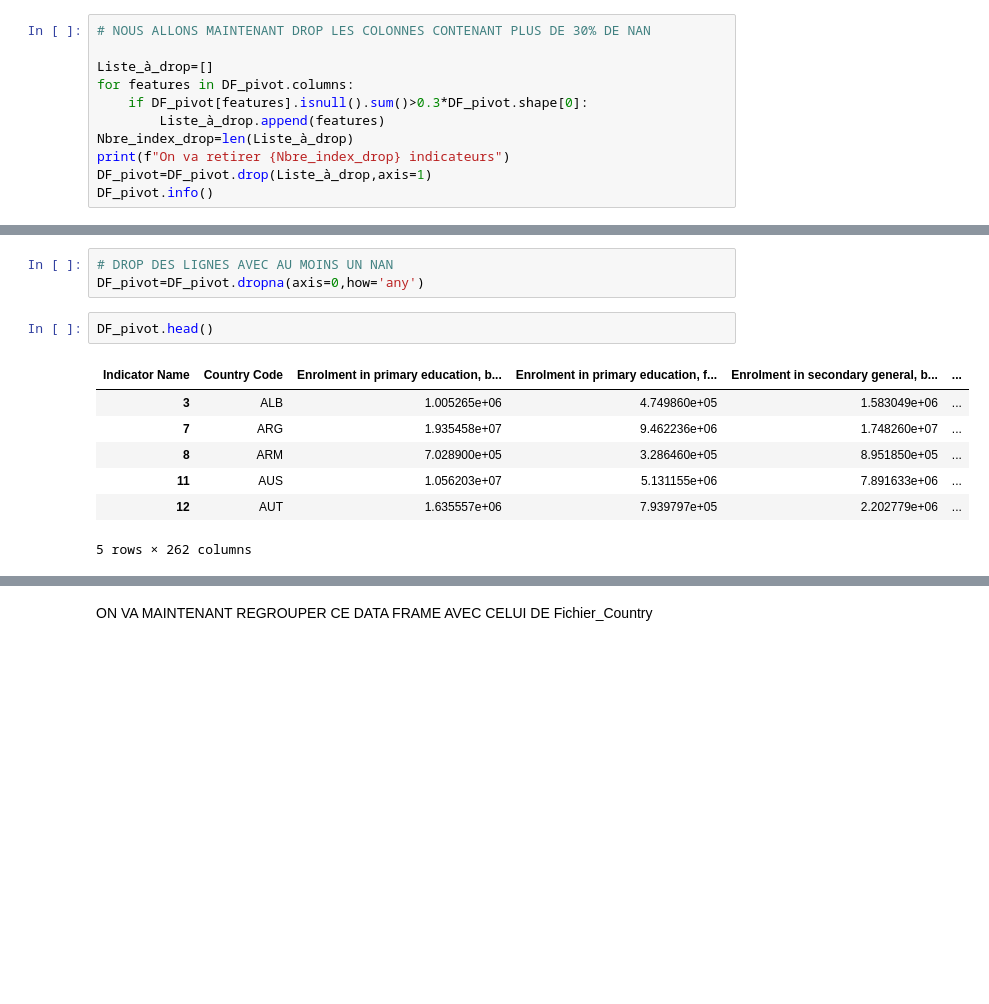
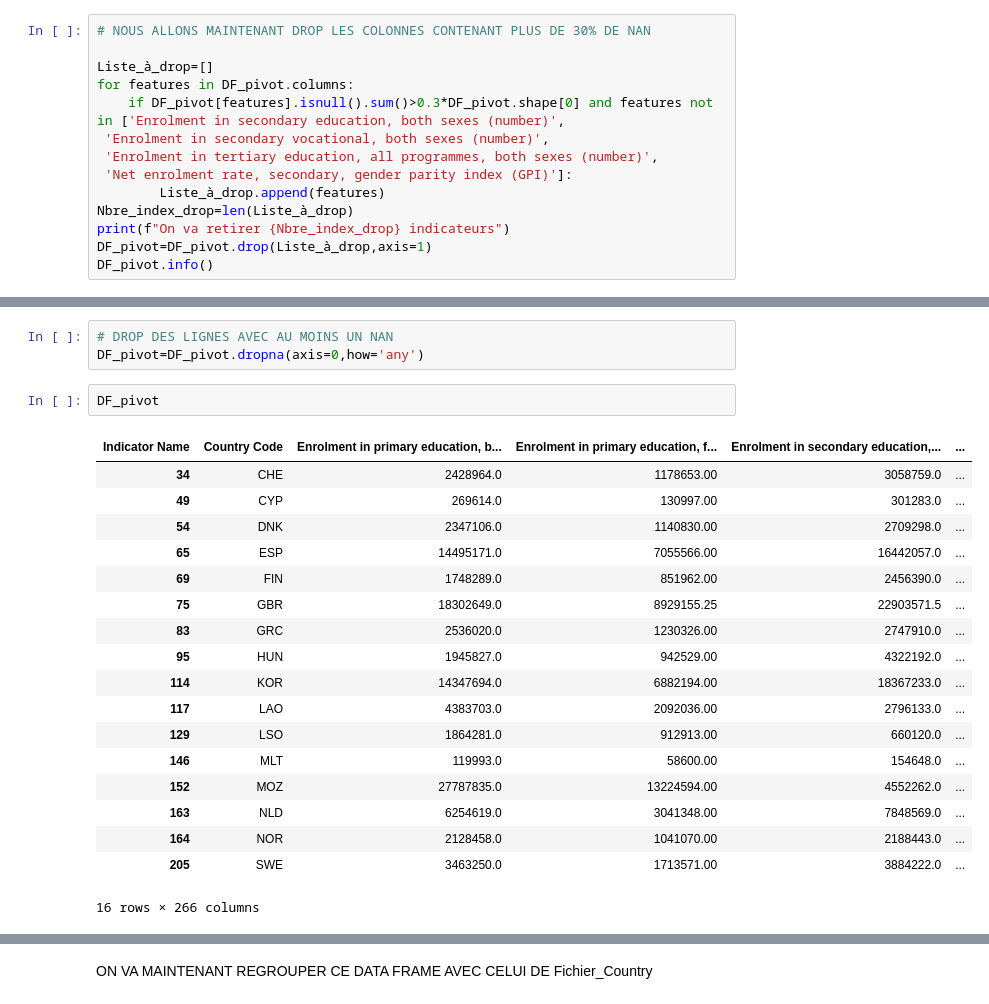
Before and after one commit to EP-portfolio/PROJET_2, a Jupyter notebook: JUPYTER.ipynb, the cells around one changed output, grey strips where cells are left out. Drawn from its saved outputs; the diff is of its cells as text; blank space fills up the shorter version.

```diff
--- a/JUPYTER.ipynb
+++ b/JUPYTER.ipynb
@@ -573,7 +573,10 @@ plt.show()
 
 Liste_à_drop=[]
 for features in DF_pivot.columns:
-    if DF_pivot[features].isnull().sum()>0.3*DF_pivot.shape[0]:
+    if DF_pivot[features].isnull().sum()>0.3*DF_pivot.shape[0] and features not in ['Enrolment in secondary education, both sexes (number)',
+ 'Enrolment in secondary vocational, both sexes (number)',
+ 'Enrolment in tertiary education, all programmes, both sexes (number)',
+ 'Net enrolment rate, secondary, gender parity index (GPI)']:
         Liste_à_drop.append(features)
 Nbre_index_drop=len(Liste_à_drop)
 print(f"On va retirer {Nbre_index_drop} indicateurs")
@@ -697,15 +700,26 @@ IL Y A DONC 122 PAYS COMPLETS. NOUS ALLONS LES CONSERVER ET ELIMINER LES AUTRES
 # DROP DES LIGNES AVEC AU MOINS UN NAN
 DF_pivot=DF_pivot.dropna(axis=0,how='any')
 # %%
-DF_pivot.head()
+DF_pivot
 # %% [output]
-| Indicator Name | Country Code | Enrolment in primary education, b... | Enrolment in primary education, f... | Enrolment in secondary general, b... | ... |
-| 3 | ALB | 1.005265e+06 | 4.749860e+05 | 1.583049e+06 | ... |
-| 7 | ARG | 1.935458e+07 | 9.462236e+06 | 1.748260e+07 | ... |
-| 8 | ARM | 7.028900e+05 | 3.286460e+05 | 8.951850e+05 | ... |
-| 11 | AUS | 1.056203e+07 | 5.131155e+06 | 7.891633e+06 | ... |
-| 12 | AUT | 1.635557e+06 | 7.939797e+05 | 2.202779e+06 | ... |
+| Indicator Name | Country Code | Enrolment in primary education, b... | Enrolment in primary education, f... | Enrolment in secondary education,... | ... |
+| 34 | CHE | 2428964.0 | 1178653.00 | 3058759.0 | ... |
+| 49 | CYP | 269614.0 | 130997.00 | 301283.0 | ... |
+| 54 | DNK | 2347106.0 | 1140830.00 | 2709298.0 | ... |
+| 65 | ESP | 14495171.0 | 7055566.00 | 16442057.0 | ... |
+| 69 | FIN | 1748289.0 | 851962.00 | 2456390.0 | ... |
+| 75 | GBR | 18302649.0 | 8929155.25 | 22903571.5 | ... |
+| 83 | GRC | 2536020.0 | 1230326.00 | 2747910.0 | ... |
+| 95 | HUN | 1945827.0 | 942529.00 | 4322192.0 | ... |
+| 114 | KOR | 14347694.0 | 6882194.00 | 18367233.0 | ... |
+| 117 | LAO | 4383703.0 | 2092036.00 | 2796133.0 | ... |
+| 129 | LSO | 1864281.0 | 912913.00 | 660120.0 | ... |
+| 146 | MLT | 119993.0 | 58600.00 | 154648.0 | ... |
+| 152 | MOZ | 27787835.0 | 13224594.00 | 4552262.0 | ... |
+| 163 | NLD | 6254619.0 | 3041348.00 | 7848569.0 | ... |
+| 164 | NOR | 2128458.0 | 1041070.00 | 2188443.0 | ... |
+| 205 | SWE | 3463250.0 | 1713571.00 | 3884222.0 | ... |
-5 rows × 262 columns
+16 rows × 266 columns
 # %%
 DF_pivot=DF_pivot.reset_index()
 DF_pivot
```
Also changed, not shown: parts of 13 cells of this notebook.
